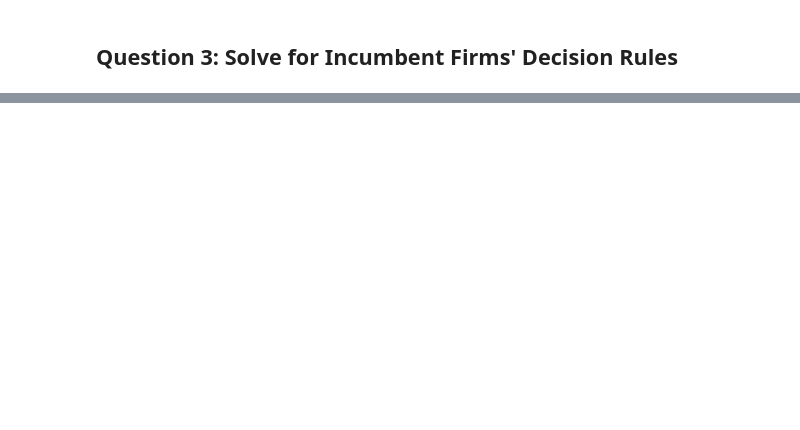
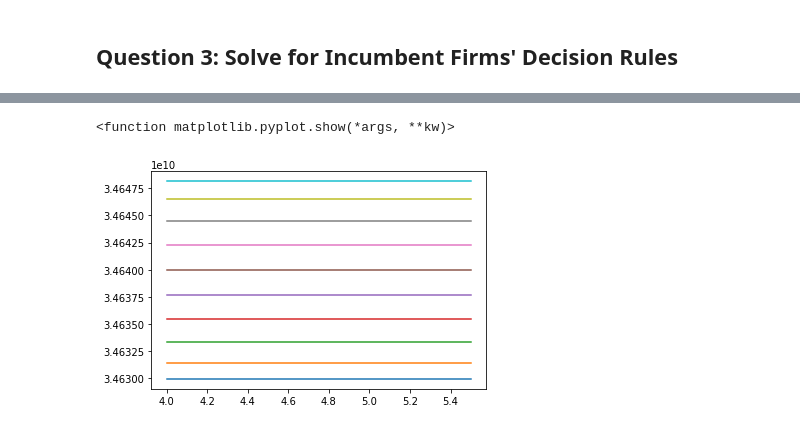
Before and after one commit to tpellet/BootCamp2019, a Jupyter notebook: ProblemSets/Econ/Week 4 - Firms Dynamics/Firm Entry and Exit/Pbset - Firm Entry and Exit.ipynb, the cells around one changed output, grey strips where cells are left out. Saved outputs shown, nothing was run; the diff lists cells and outputs as text; code cells hidden in the pictures; blank space fills up the shorter version.

```diff
--- a/ProblemSets/Econ/Week 4 - Firms Dynamics/Firm Entry and Exit/Pbset - Firm Entry and Exit.ipynb
+++ b/ProblemSets/Econ/Week 4 - Firms Dynamics/Firm Entry and Exit/Pbset - Firm Entry and Exit.ipynb
@@ -10,0 +85,9 @@
+# %%
+print("C is ", C(K, N))
+print("K is ", K)
+print("w is", wf(K,N))
+print("Y is ", Yf(K, N))
+print("Y - I is", Yf(K, N) - δ*K)
+
+Krep = K
+wrep = wf(Krep, N)
@@ -13,7 +102,7 @@
 # %%
 # Define Parameters in the model
 
-θ, ν, δ, β, ϕ, Nrep, Nϵ, cf, W_ss = .21, .64, .1, 96, .5, .6, 10, 0.01, 0.4
+θ, ν, δ, β, ϕ, Nrep, Nϵ, cf = .21, .64, .1, 96, .5, .6, 10, 0.01
 #Tauchen parameters
 ρ,μ,σ =.9,0,.02
 
@@ -21,7 +110,12 @@
 
 
 # Production function
-prod  = lambda ϵ, k, n: np.exp(ϵ) * k**θ * n**ν
+def prod(ϵ, k, n):
+    if k > 0:
+        return np.exp(ϵ) * k**θ * n**ν
+    else:
+        return -50000000
+
 
 # LOM capital
 LOM_k = lambda k, i: (1-δ)*k + i
@@ -33,11 +127,14 @@ w_f     = lambda ϵ, k, n: ν * np.exp(ϵ) * k**θ * n**(ν-1)
 r_f     = lambda ϵ, k, n: θ * np.exp(ϵ) * k**(θ-1) * n**ν
 
 # Profits
-Π     = lambda y, kp, k, n, w, r: y - w*n - (kp - (1 + r - δ)*k) - 0.5*ϕ * \
+Π     = lambda y, kp, k, n, w: y - w*n - (kp - (1 - δ)*k) - 0.5*ϕ * \
         (kp/k - (1-δ))**2*k
 
 #Budget constraint
-BC    = lambda c, k, n, w, r, i, ϵ: c - prod(ϵ, k, n) - w(ϵ, k, n)*n - i
+BC    = lambda c, w, n, Π: c - Π - w*n
+
+#Goods constraint
+
 
 # Utility function
 def Uprime(c):
@@ -45,6 +142,11 @@ def Uprime(c):
         return 1/c
     else:
         return 50000000
+
+# Constraint for Capital savings
+
+cons = ({'type': 'ineq', 'fun': lambda x:  30 - x},
+       {'type': 'ineq', 'fun': lambda x:  x})
 # %%
 import numpy as np
 from scipy.optimize import minimize
@@ -188,0 +266,8 @@ plt.show
+# %%
+for i in range(Nϵ):
+    plt.plot(Kgrid, Vp[:,i])
+
+plt.show
+# %% [output]
+<function matplotlib.pyplot.show(*args, **kw)>
+[figure, added]
```
Also changed, not shown: parts of 7 cells of this notebook, 1 other file.
